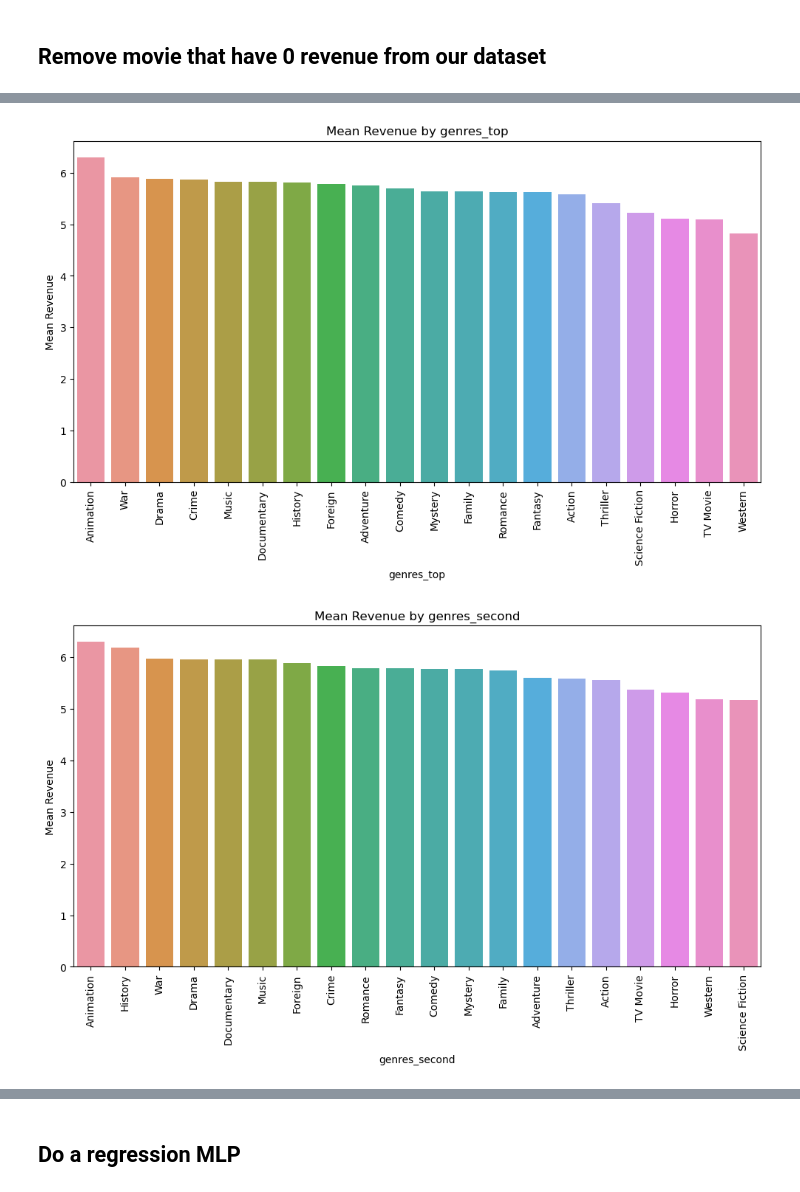
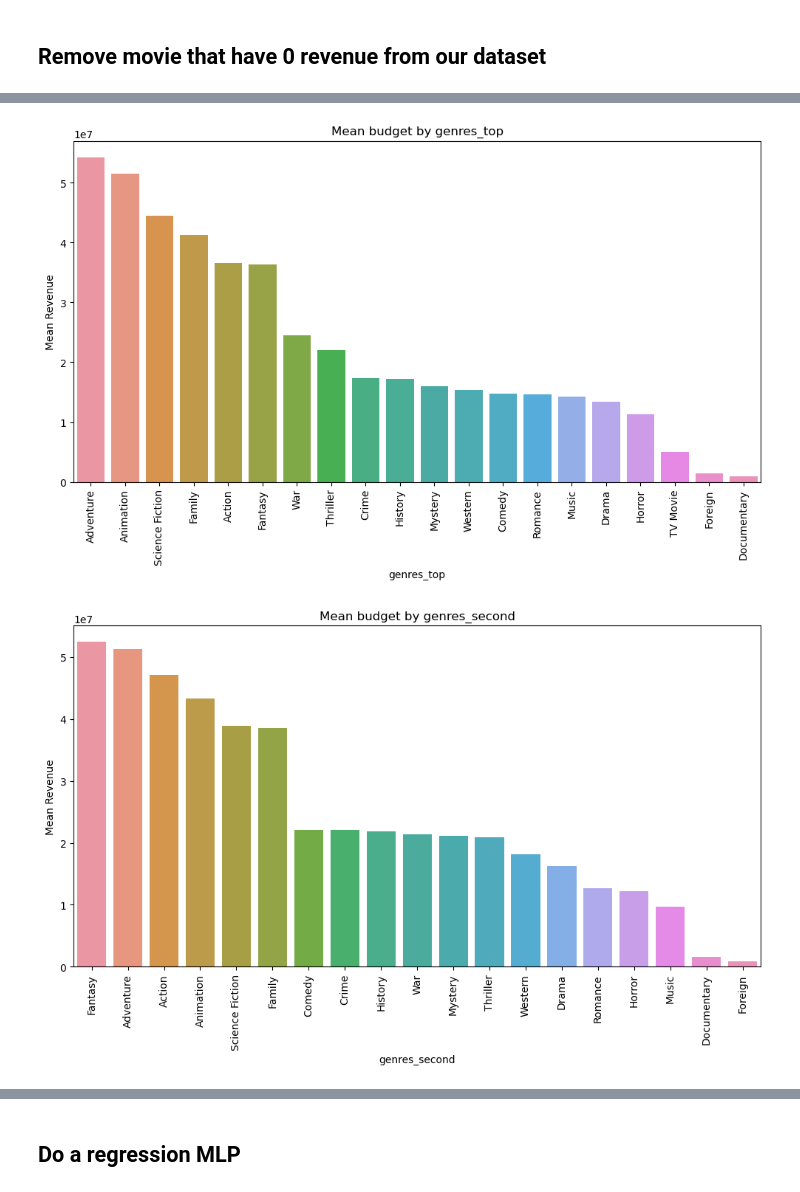
Before and after one commit to tianhew0121/Movie_Rating_Prediction_with_Movielens_dataset, a Jupyter notebook: data_inspection.ipynb, the cells around one changed output, grey strips where cells are left out. Drawn from its saved outputs; the diff is of its cells as text; code cells hidden in the pictures.

```diff
--- a/data_inspection.ipynb
+++ b/data_inspection.ipynb
@@ -27,7 +28,14 @@ for i in range(45465+1):
     except:
         print(i, metadata['id'][i], metadata['title'][i])
         id_to_drop.append(i)
-for i in reversed(id_to_drop):
+
+    try:
+        int_id = int(metadata['budget'][i])
+    except:
+        print(i, metadata['budget'][i], metadata['title'][i])
+        id_to_drop.append(i)
+print(set(id_to_drop))
+for i in reversed(list(set(id_to_drop))):
     metadata.drop(i, axis=0, inplace=True)
 # %% [output]
 19730 1997-08-20 nan
@@ -36,6 +48,7 @@ for i in reversed(id_to_drop):
 # %%
 # Because the id in metadata is string, we need to convert it to int so that we can merge the two dataframes.
 metadata['id'] = metadata['id'].astype(int)
+metadata['budget'] = metadata['budget'].astype(int)
 full_data = pd.merge(metadata, credit, left_on='id', right_on='id', how='left')
 # %% [markdown]
 We can see that there are some nans in some of the columns, some columns has small numbers of nans which could be ignored. Some column like belongs_to_collection, nan means no collection that the movie is belong to, so we need to create special embedding for that. Another way of doing is some data might be nan in our csv but available online, we can find them and fill in it ourselves.
@@ -84,8 +97,12 @@ def correction_and_load_json(json_str):
         # print(json_str)
         return json_str
     except:
-        print(json_str)
-        # return np.nan
+        fixed_str = json_str.replace("'", '"')
+        try:
+            return json.loads(fixed_str)
+        except:
+            # print(json_str)
+            return json_str
         return json_str
 
 for column in json_columns:
@@ -133,7 +151,7 @@ full_data
 # %% [markdown]
 ## Remove movie that have 0 revenue from our dataset
 # %%
-# full_data = full_data[full_data['revenue'] != 0]
+full_data = full_data[full_data['revenue'] != 0]
 # %%
 import seaborn as sns
 
@@ -150,24 +173,24 @@ full_data["has_collection"] = full_data["belongs_to_collection"].apply(lambda x:
 # %%
 import matplotlib.pyplot as plt
 
 categorical_columns = ['genres_top','genres_second', 'genres_count', 'has_collection', 'has_homepage', 'has_tagline','release_date']
-numerical_column = 'vote_average'
+numerical_column = 'budget'
 
 
 for cat_col in categorical_columns:
     mean_revenue_df = full_data.groupby(cat_col, as_index=False)[numerical_column].mean()
     mean_revenue_df = mean_revenue_df.sort_values(by=numerical_column, ascending=False)
     plt.figure(figsize=(12, 6))
     sns.barplot(x=cat_col, y=numerical_column, data=mean_revenue_df)
 
 
-    plt.title(f"Mean Revenue by {cat_col}")
+    plt.title(f"Mean {numerical_column} by {cat_col}")
     plt.xlabel(cat_col)
     plt.ylabel("Mean Revenue")
 
 
     plt.xticks(rotation=90)
     plt.show()
 # %% [output]
-[figure, old version]
+[figure, new version]
-[figure, old version]
+[figure, new version]
```
Also changed, not shown: parts of 18 cells of this notebook.
